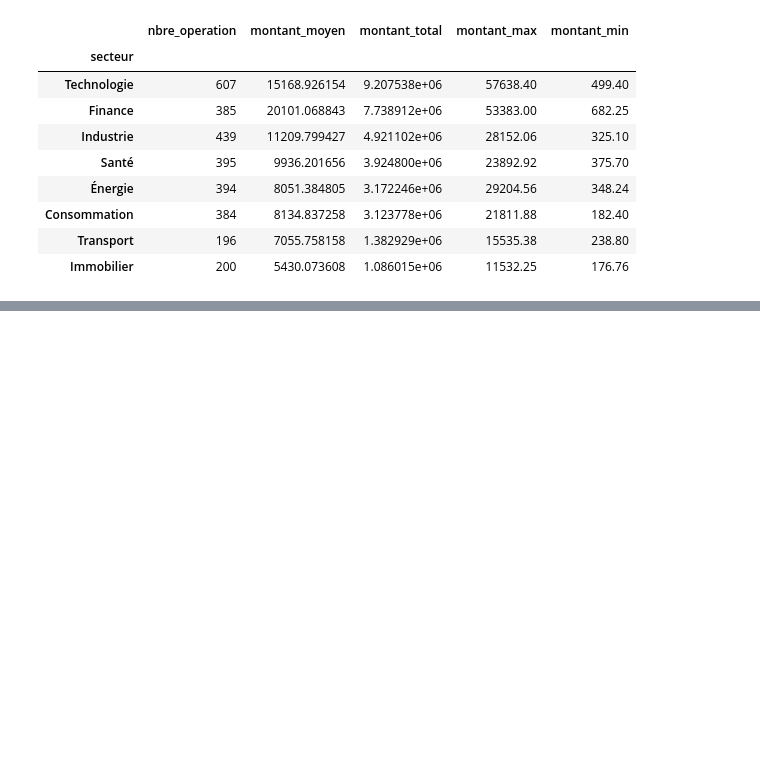
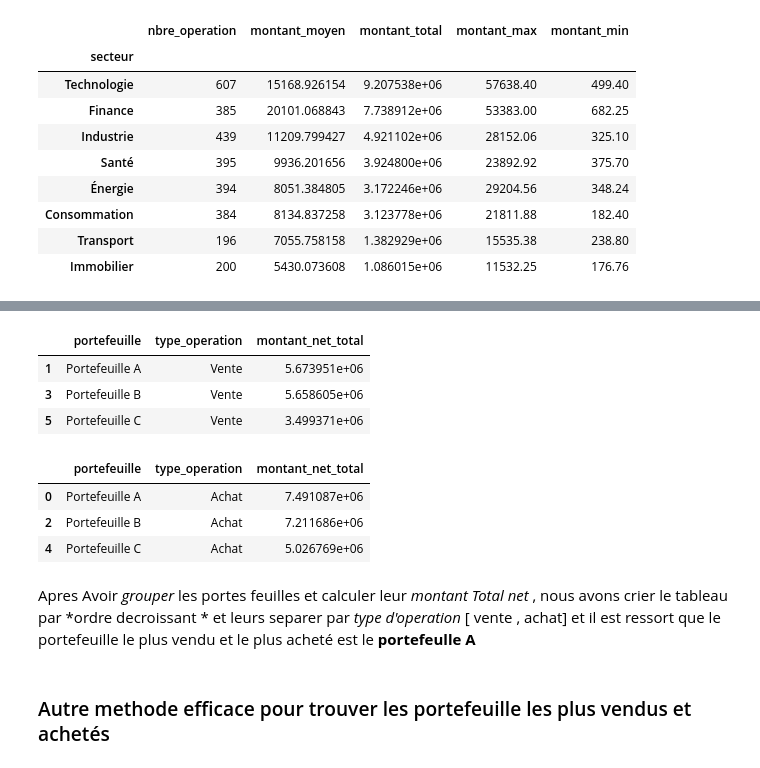
Before and after one commit to ulrichtoussom/stock_market_analysis_with_pandas, a Jupyter notebook: stock_market.ipynb, the cells around one changed output, grey strips where cells are left out. Cells and saved outputs as stored; diff of their text form; code cells hidden in the pictures; blank space fills up the shorter version.

```diff
--- a/stock_market.ipynb
+++ b/stock_market.ipynb
@@ -219,0 +247,20 @@ Name: montant_brut, dtype: float64
+# %%
+ #  Recherche du portefeuille le plus vendu et le plus acheté
+
+transByPortByType_sort = transByPortByType.sort_values('montant_net_total', ascending=False)
+
+display(transByPortByType_sort[transByPortByType_sort['type_operation']=='Vente'])
+display(transByPortByType_sort[transByPortByType_sort['type_operation']=='Achat'])
+# %% [output]
+|  | portefeuille | type_operation | montant_net_total |
+| 1 | Portefeuille A | Vente | 5.673951e+06 |
+| 3 | Portefeuille B | Vente | 5.658605e+06 |
+| 5 | Portefeuille C | Vente | 3.499371e+06 |
+|  | portefeuille | type_operation | montant_net_total |
+| 0 | Portefeuille A | Achat | 7.491087e+06 |
+| 2 | Portefeuille B | Achat | 7.211686e+06 |
+| 4 | Portefeuille C | Achat | 5.026769e+06 |
+# %% [markdown]
+Apres Avoir *grouper* les portes feuilles et calculer leur *montant Total net* , nous avons crier le tableau par *ordre decroissant * et leurs separer par *type d'operation* [ vente , achat] et il est ressort que le portefeuille le plus vendu et le plus acheté est le **portefeulle A**
+# %% [markdown]
+### Autre methode efficace pour trouver les portefeuille les plus vendus et achetés
```
Also changed, not shown: parts of 10 cells of this notebook, 1 other file.
